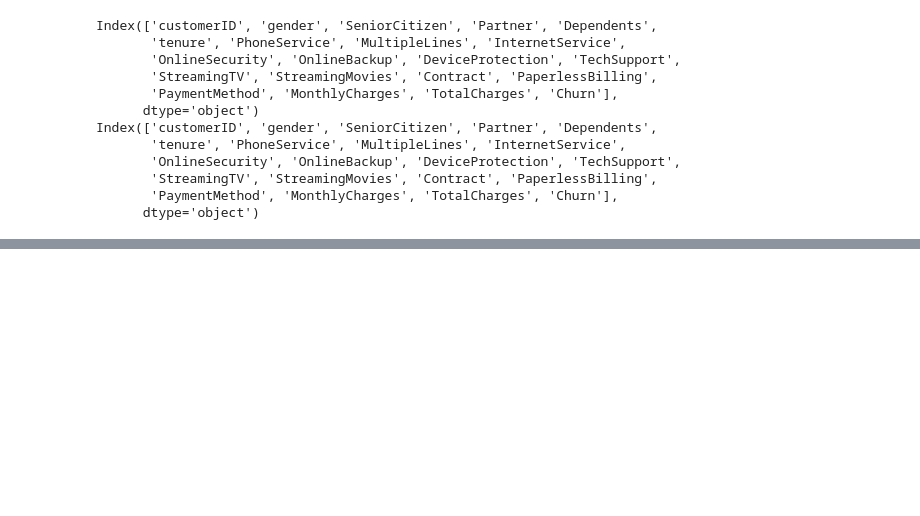
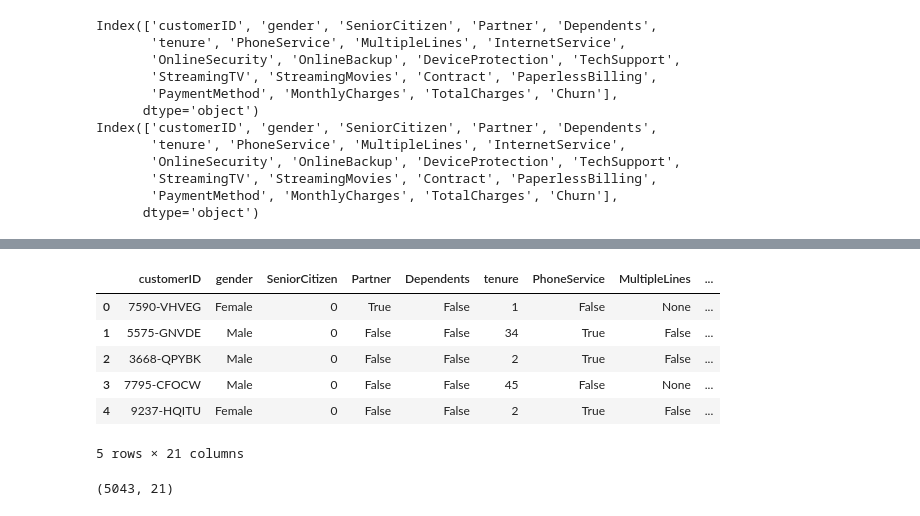
Before and after one commit to AninFreddy01/scalework_repo, a Jupyter notebook: tutorial_assignments/Telco_churn.ipynb, the cells around one changed output, grey strips where cells are left out. Cells and saved outputs as stored; diff of their text form; code cells hidden in the pictures; blank space fills up the shorter version.

```diff
--- a/tutorial_assignments/Telco_churn.ipynb
+++ b/tutorial_assignments/Telco_churn.ipynb
@@ -149,0 +193,17 @@ Index(['customerID', 'gender', 'SeniorCitizen', 'Partner', 'Dependents',
+# %%
+#join data and data1 DataFrame
+
+train_data = pd.concat([data,data2], ignore_index=True)
+train_data.head()
+# %% [output]
+|  | customerID | gender | SeniorCitizen | Partner | Dependents | tenure | PhoneService | MultipleLines | ... |
+| 0 | 7590-VHVEG | Female | 0 | True | False | 1 | False | None | ... |
+| 1 | 5575-GNVDE | Male | 0 | False | False | 34 | True | False | ... |
+| 2 | 3668-QPYBK | Male | 0 | False | False | 2 | True | False | ... |
+| 3 | 7795-CFOCW | Male | 0 | False | False | 45 | False | None | ... |
+| 4 | 9237-HQITU | Female | 0 | False | False | 2 | True | False | ... |
+5 rows × 21 columns
+# %%
+train_data.shape
+# %% [output]
+(5043, 21)
```
Also changed, not shown: parts of 8 cells of this notebook.
